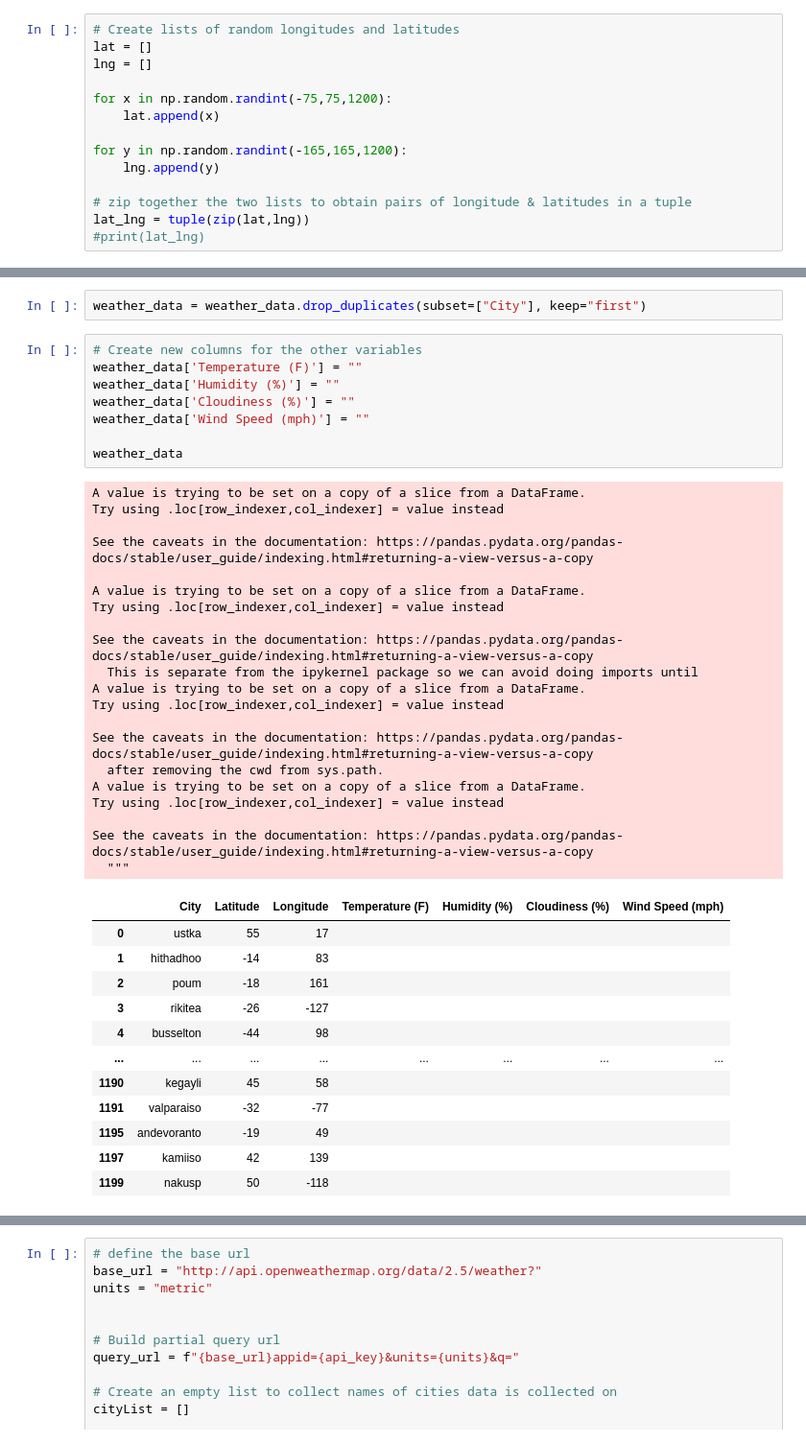
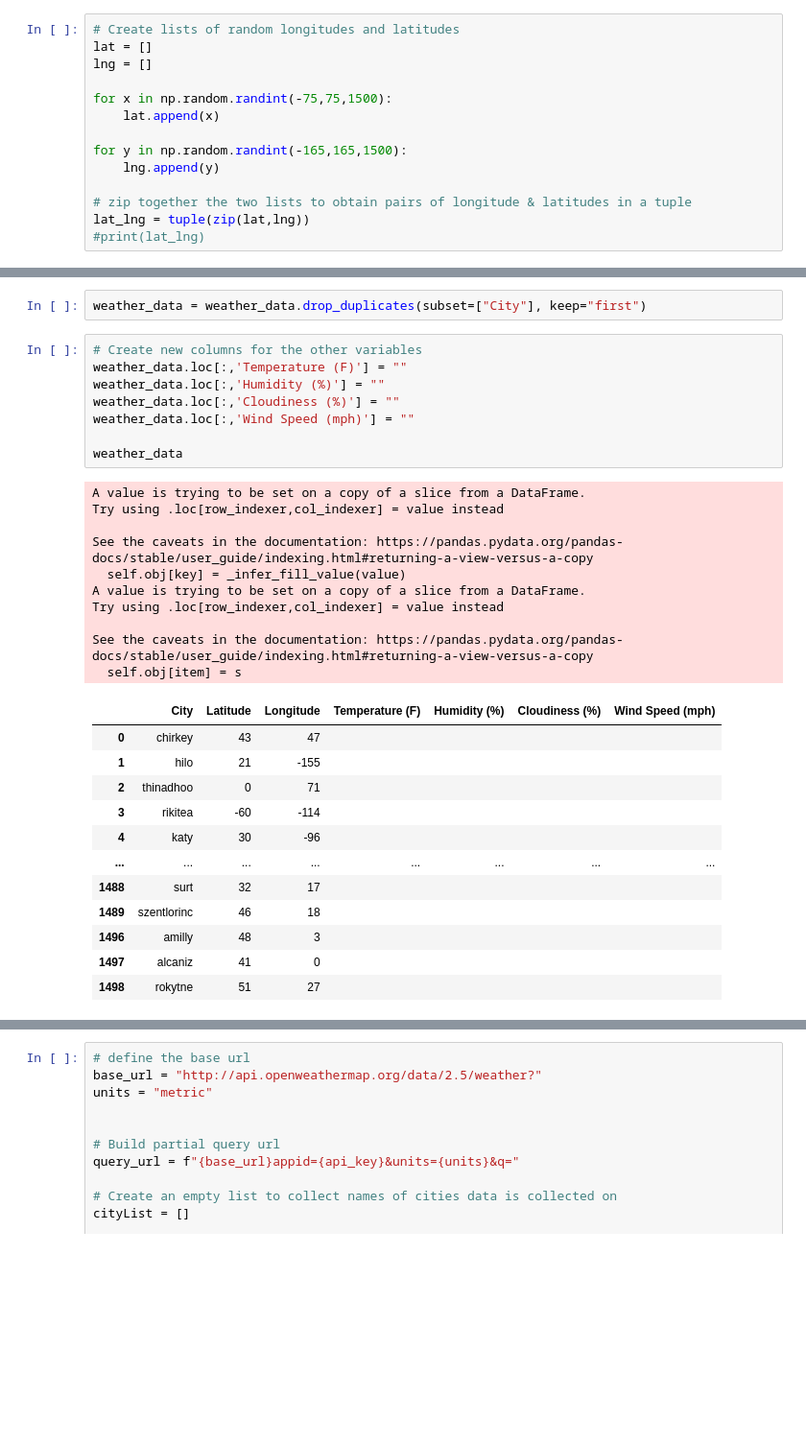
Before and after one commit to yukamara/python-api-challenge, a Jupyter notebook: WeatherPy/WeatherPy.ipynb, the cells around one changed output, grey strips where cells are left out. Shown at 96% size. Cells and saved outputs as stored; diff of their text form; blank space fills up the shorter version.

```diff
--- a/WeatherPy/WeatherPy.ipynb
+++ b/WeatherPy/WeatherPy.ipynb
@@ -13,10 +13,10 @@ import matplotlib as plt
 lat = []
 lng = []
 
-for x in np.random.randint(-75,75,1200):
+for x in np.random.randint(-75,75,1500):
     lat.append(x)
 
-for y in np.random.randint(-165,165,1200):
+for y in np.random.randint(-165,165,1500):
     lng.append(y)
 
 # zip together the two lists to obtain pairs of longitude & latitudes in a tuple
@@ -67,42 +67,32 @@ weather_data
 weather_data = weather_data.drop_duplicates(subset=["City"], keep="first")
 # %%
 # Create new columns for the other variables
-weather_data['Temperature (F)'] = ""
-weather_data['Humidity (%)'] = ""
-weather_data['Cloudiness (%)'] = ""
-weather_data['Wind Speed (mph)'] = ""
+weather_data.loc[:,'Temperature (F)'] = ""
+weather_data.loc[:,'Humidity (%)'] = ""
+weather_data.loc[:,'Cloudiness (%)'] = ""
+weather_data.loc[:,'Wind Speed (mph)'] = ""
 
 weather_data
 # %% [output]
 A value is trying to be set on a copy of a slice from a DataFrame.
 Try using .loc[row_indexer,col_indexer] = value instead
 
 See the caveats in the documentation: https://pandas.pydata.org/pandas-docs/stable/user_guide/indexing.html#returning-a-view-versus-a-copy
-
+  self.obj[key] = _infer_fill_value(value)
 A value is trying to be set on a copy of a slice from a DataFrame.
 Try using .loc[row_indexer,col_indexer] = value instead
 
 See the caveats in the documentation: https://pandas.pydata.org/pandas-docs/stable/user_guide/indexing.html#returning-a-view-versus-a-copy
-  This is separate from the ipykernel package so we can avoid doing imports until
-A value is trying to be set on a copy of a slice from a DataFrame.
-Try using .loc[row_indexer,col_indexer] = value instead
-
-See the caveats in the documentation: https://pandas.pydata.org/pandas-docs/stable/user_guide/indexing.html#returning-a-view-versus-a-copy
-  after removing the cwd from sys.path.
-A value is trying to be set on a copy of a slice from a DataFrame.
-Try using .loc[row_indexer,col_indexer] = value instead
-
-See the caveats in the documentation: https://pandas.pydata.org/pandas-docs/stable/user_guide/indexing.html#returning-a-view-versus-a-copy
-  """
+  self.obj[item] = s
 |  | City | Latitude | Longitude | Temperature (F) | Humidity (%) | Cloudiness (%) | Wind Speed (mph) |
-| 0 | ustka | 55 | 17 |  |  |  |  |
-| 1 | hithadhoo | -14 | 83 |  |  |  |  |
-| 2 | poum | -18 | 161 |  |  |  |  |
-| 3 | rikitea | -26 | -127 |  |  |  |  |
-| 4 | busselton | -44 | 98 |  |  |  |  |
+| 0 | chirkey | 43 | 47 |  |  |  |  |
+| 1 | hilo | 21 | -155 |  |  |  |  |
+| 2 | thinadhoo | 0 | 71 |  |  |  |  |
+| 3 | rikitea | -60 | -114 |  |  |  |  |
+| 4 | katy | 30 | -96 |  |  |  |  |
 | ... | ... | ... | ... | ... | ... | ... | ... |
-| 1190 | kegayli | 45 | 58 |  |  |  |  |
-| 1191 | valparaiso | -32 | -77 |  |  |  |  |
-| 1195 | andevoranto | -19 | 49 |  |  |  |  |
-| 1197 | kamiiso | 42 | 139 |  |  |  |  |
-| 1199 | nakusp | 50 | -118 |  |  |  |  |
+| 1488 | surt | 32 | 17 |  |  |  |  |
+| 1489 | szentlorinc | 46 | 18 |  |  |  |  |
+| 1496 | amilly | 48 | 3 |  |  |  |  |
+| 1497 | alcaniz | 41 | 0 |  |  |  |  |
+| 1498 | rokytne | 51 | 27 |  |  |  |  |
```
Also changed, not shown: parts of 2 cells of this notebook.
